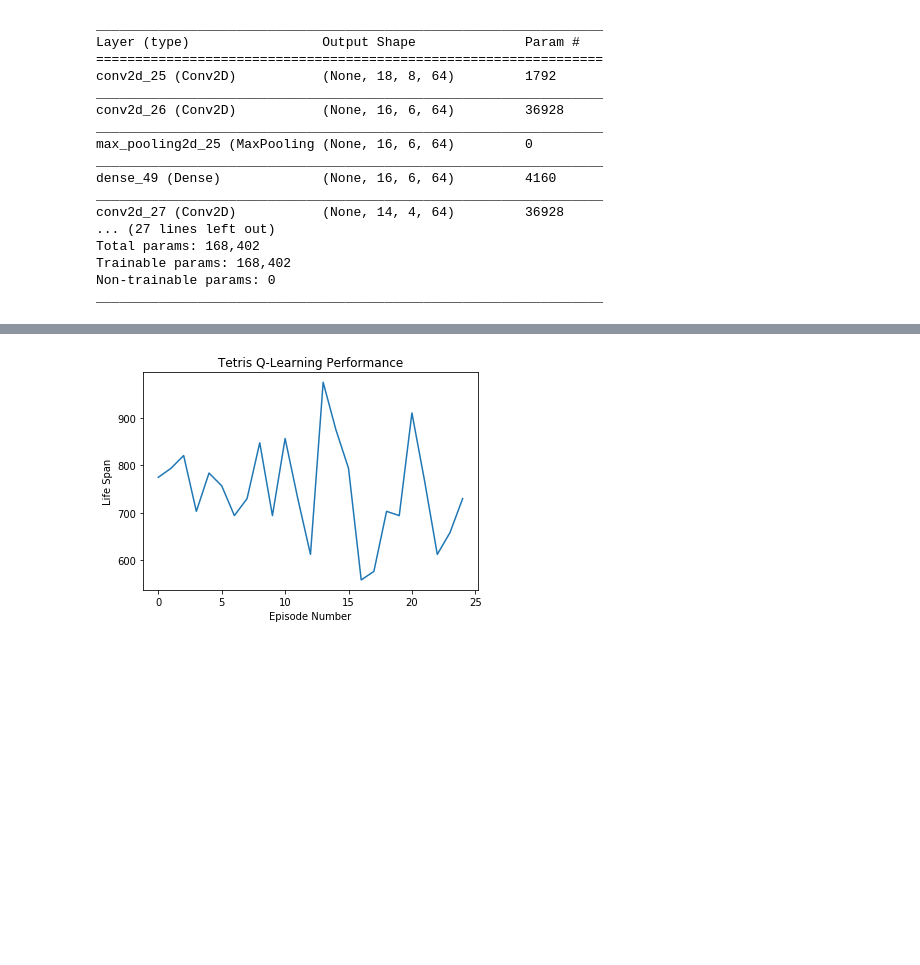
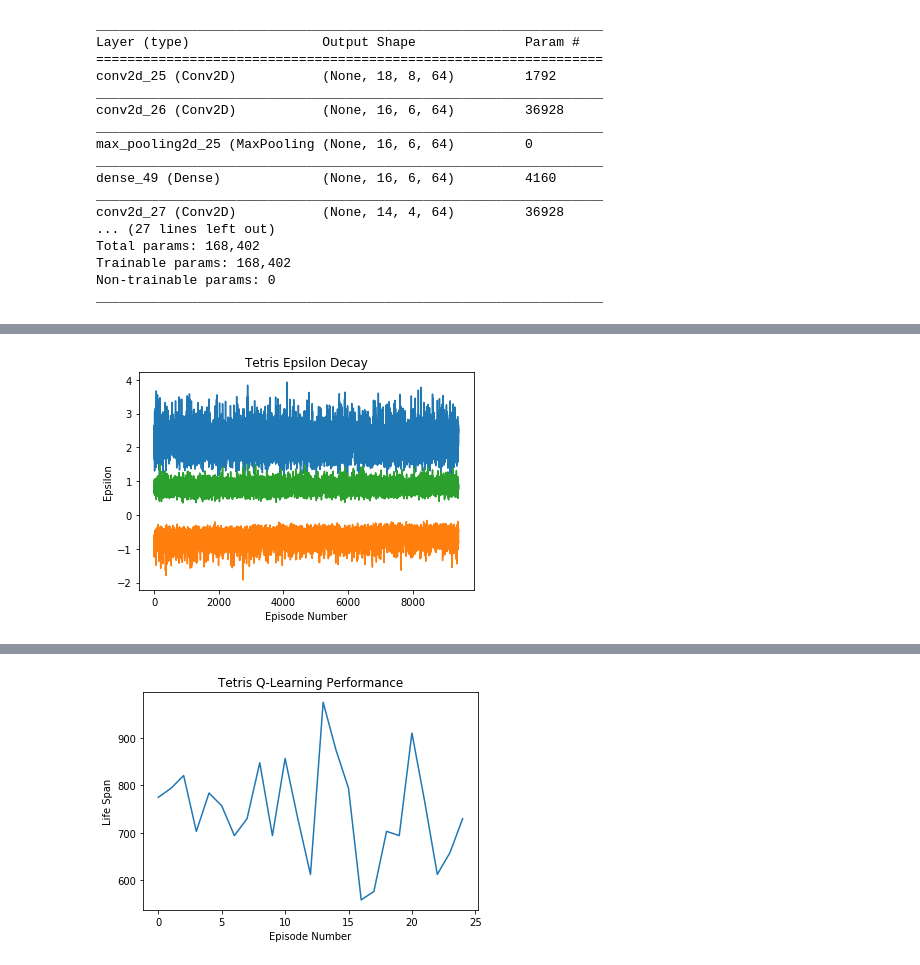
Before and after one commit to CSCI4850/S19-team5-project, a Jupyter notebook: tetris_v3.ipynb, the cells around one changed output, grey strips where cells are left out. Saved outputs shown, nothing was run; the diff lists cells and outputs as text; code cells hidden in the pictures; blank space fills up the shorter version.

```diff
--- a/tetris_v3.ipynb
+++ b/tetris_v3.ipynb
@@ -274,3 +279,13 @@ plt.show()
+# %%
+plt.plot(max_Qs)
+plt.plot(min_Qs)
+plt.plot(avg_Qs)
+plt.title("Tetris Epsilon Decay")
+plt.xlabel("Episode Number")
+plt.ylabel("Epsilon")
+plt.show()
+# %% [output]
+[figure, added]
 # %%
 # Test out the agent!
 # Initialize the environment and let the agent decide how to act!
```
Also changed, not shown: parts of 4 cells of this notebook, 1 other file.
